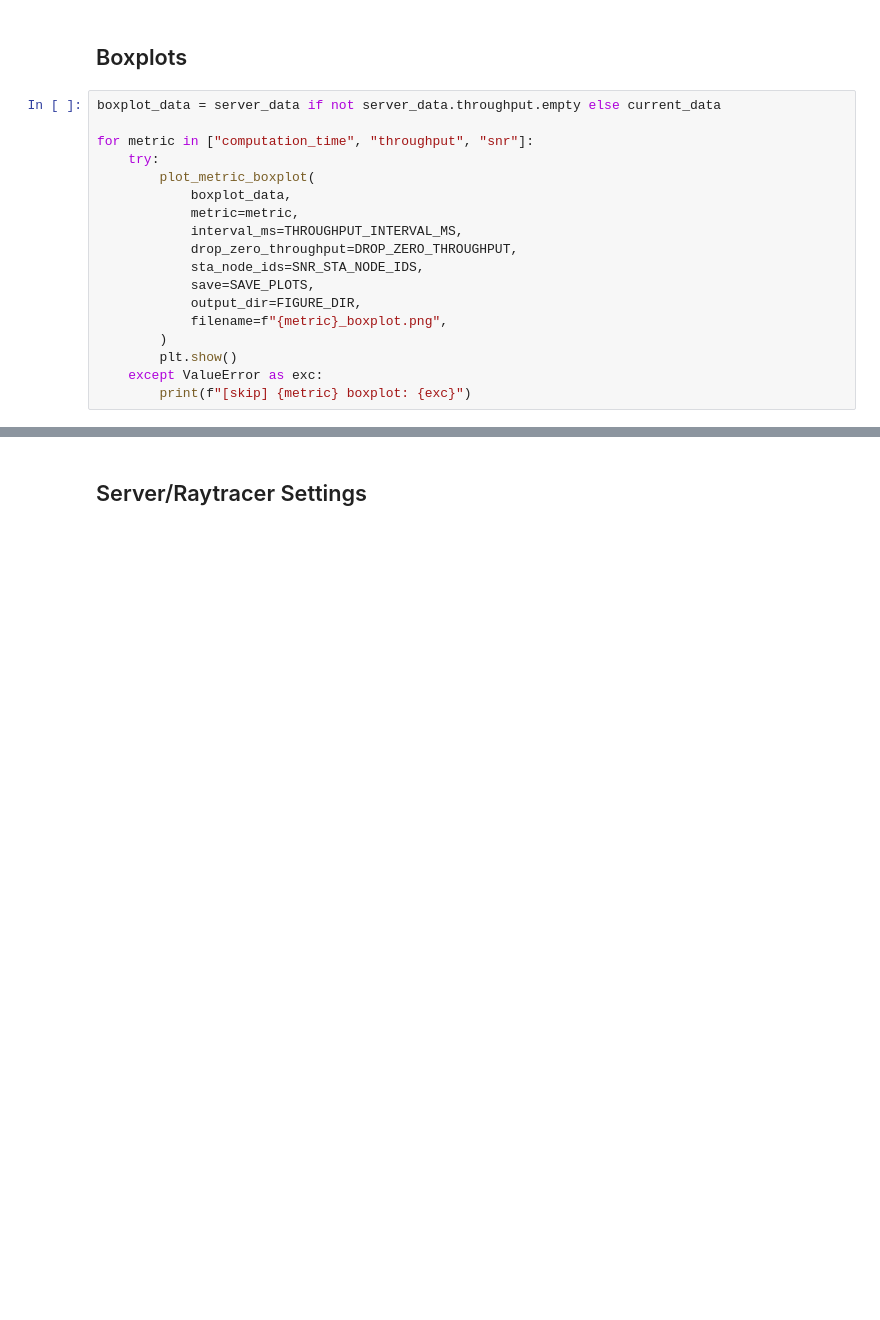
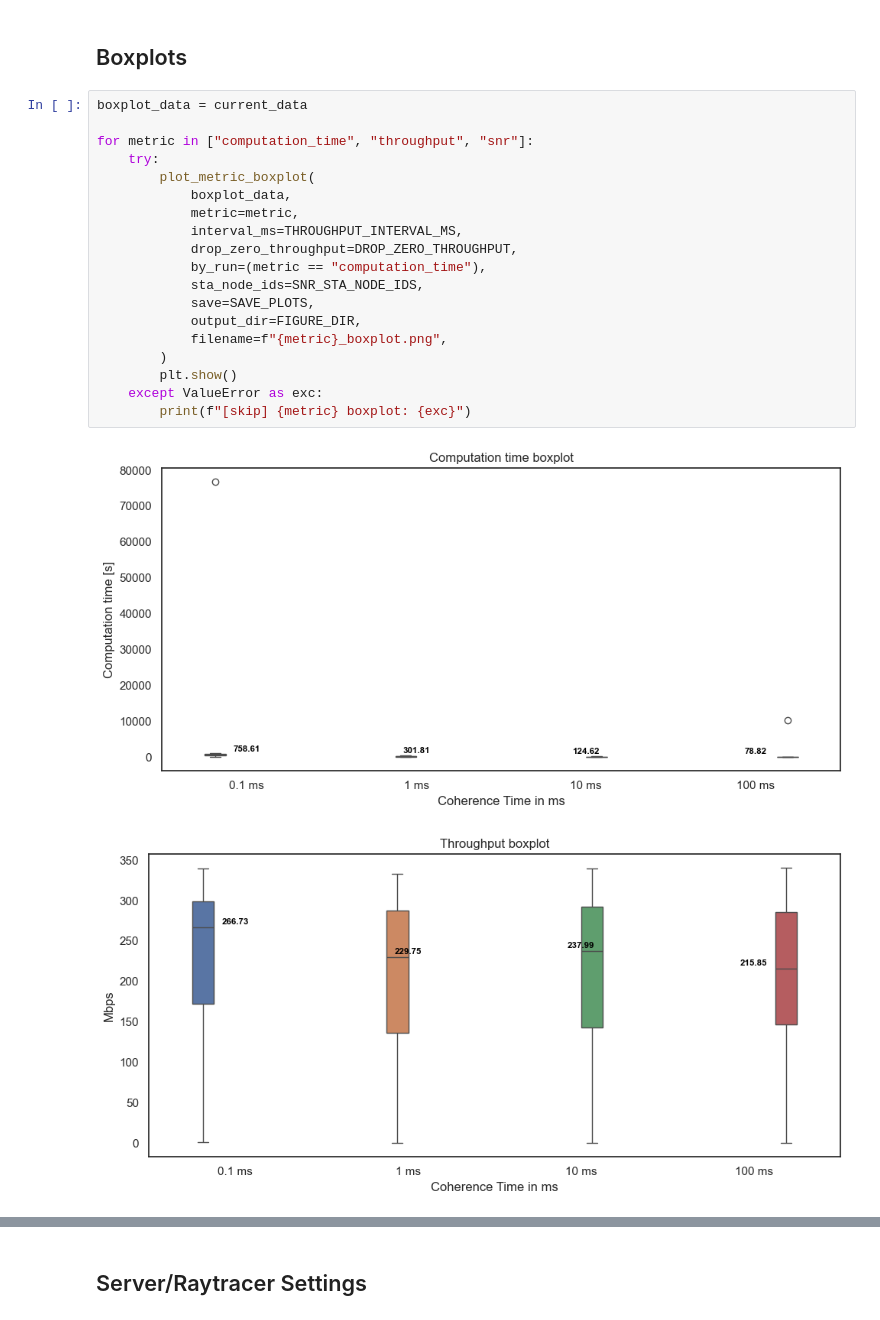
Before and after one commit to janzabel-tub/ns3sionna-research, a Jupyter notebook: examples/plot_notebook.ipynb, the cells around one changed output, grey strips where cells are left out. Drawn from its saved outputs; the diff is of its cells as text; blank space fills up the shorter version.

```diff
--- a/examples/plot_notebook.ipynb
+++ b/examples/plot_notebook.ipynb
@@ -152,20 +196,24 @@ except ValueError as exc:
 # %% [markdown]
 ## Boxplots
 # %%
-boxplot_data = server_data if not server_data.throughput.empty else current_data
+boxplot_data = current_data
 
 for metric in ["computation_time", "throughput", "snr"]:
     try:
         plot_metric_boxplot(
             boxplot_data,
             metric=metric,
             interval_ms=THROUGHPUT_INTERVAL_MS,
             drop_zero_throughput=DROP_ZERO_THROUGHPUT,
+            by_run=(metric == "computation_time"),
             sta_node_ids=SNR_STA_NODE_IDS,
             save=SAVE_PLOTS,
             output_dir=FIGURE_DIR,
             filename=f"{metric}_boxplot.png",
         )
         plt.show()
     except ValueError as exc:
         print(f"[skip] {metric} boxplot: {exc}")
+# %% [output]
+[figure, added]
+[figure, added]
```
Also changed, not shown: parts of 9 cells of this notebook, 2 other files.
